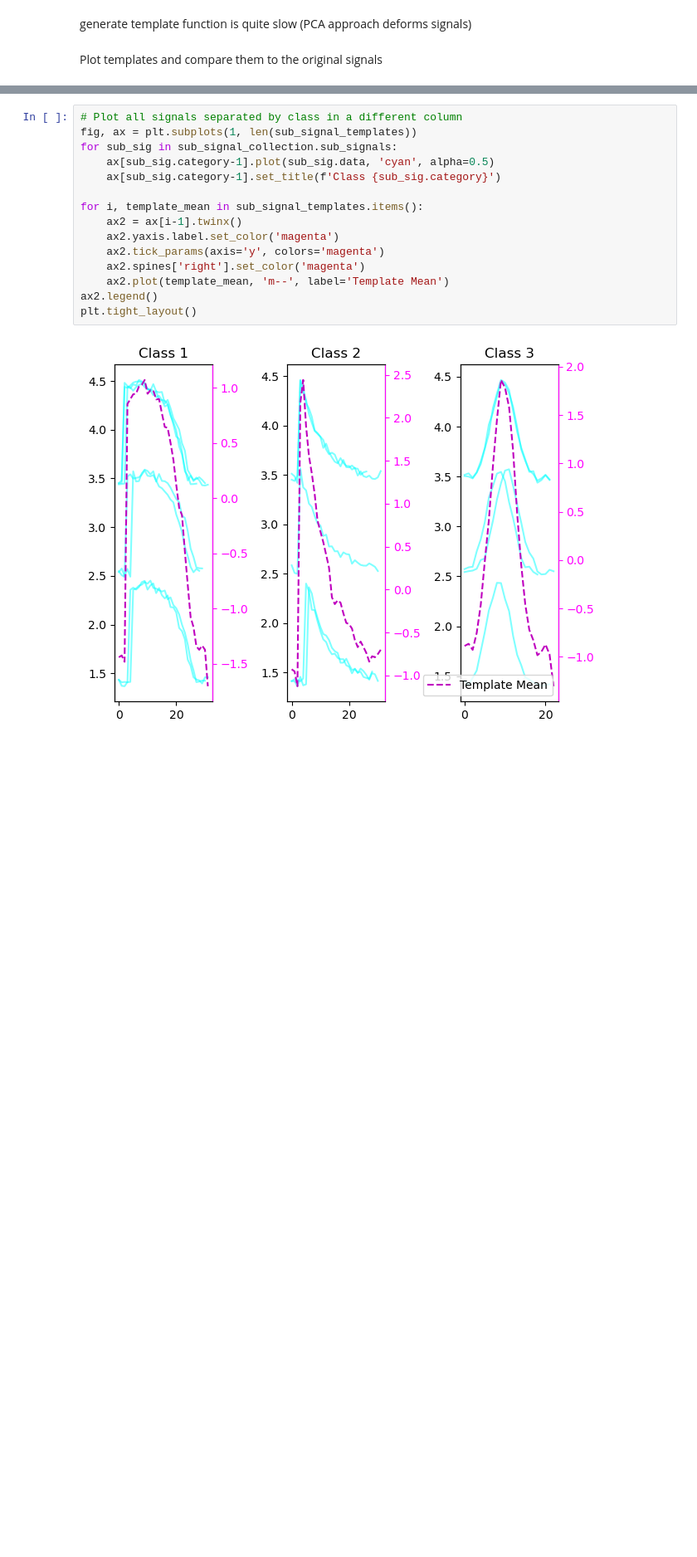
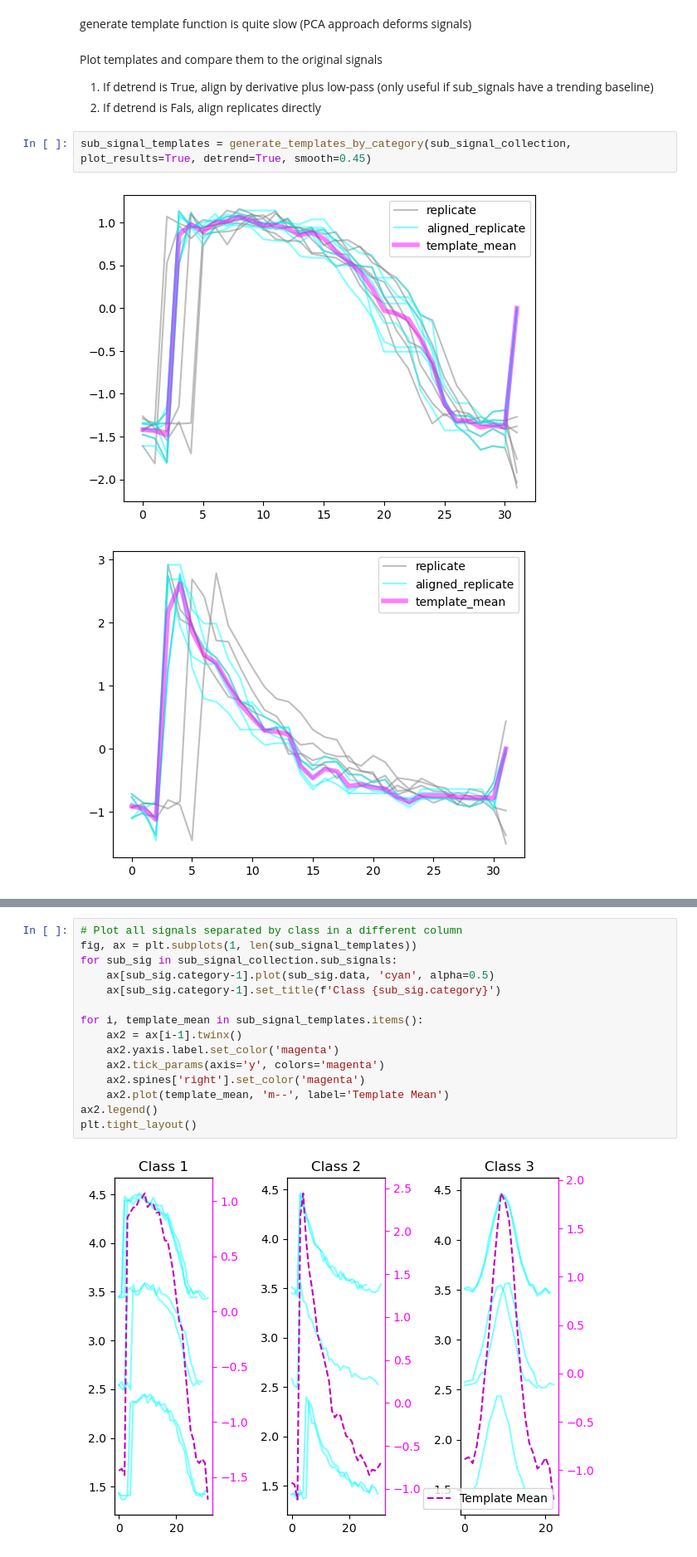
Before and after one commit to zoccoler/napari-signal-classifier, a Jupyter notebook: notebooks/WIP_sub_signal_classification_step_by_step.ipynb, the cells around one changed output, grey strips where cells are left out. Shown at 83% size. Saved outputs shown, nothing was run; the diff lists cells and outputs as text; blank space fills up the shorter version.

```diff
--- a/notebooks/WIP_sub_signal_classification_step_by_step.ipynb
+++ b/notebooks/WIP_sub_signal_classification_step_by_step.ipynb
@@ -658,4 +671,11 @@ generate_template_mean(replicates_for_benchmark, plot_results=False)
 # %% [markdown]
 generate template function is quite slow (PCA approach deforms signals)
-# %% [markdown]
-Plot templates and compare them to the original signals
+# %% [markdown]
+Plot templates and compare them to the original signals
+1. If detrend is True, align by derivative plus low-pass (only useful if sub_signals have a trending baseline)
+2. If detrend is Fals, align replicates directly
+# %%
+sub_signal_templates = generate_templates_by_category(sub_signal_collection, plot_results=True, detrend=True, smooth=0.45)
+# %% [output]
+[figure, added]
+[figure, added]
```
Also changed, not shown: parts of 18 cells of this notebook.
